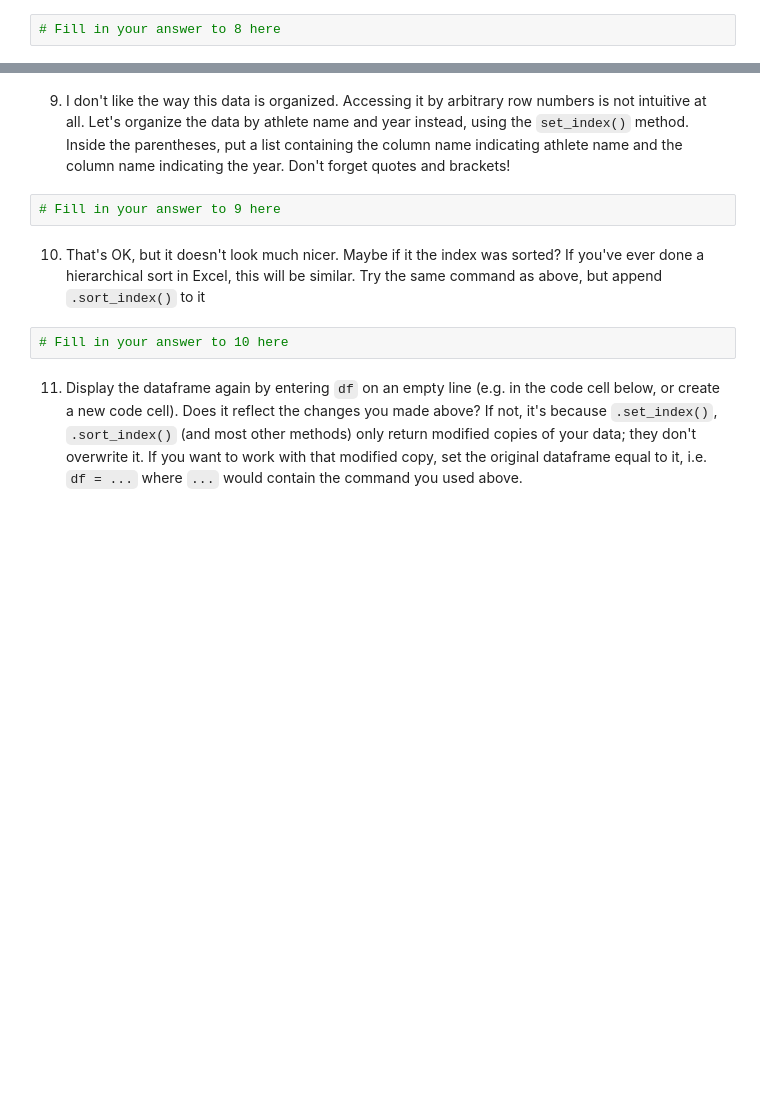
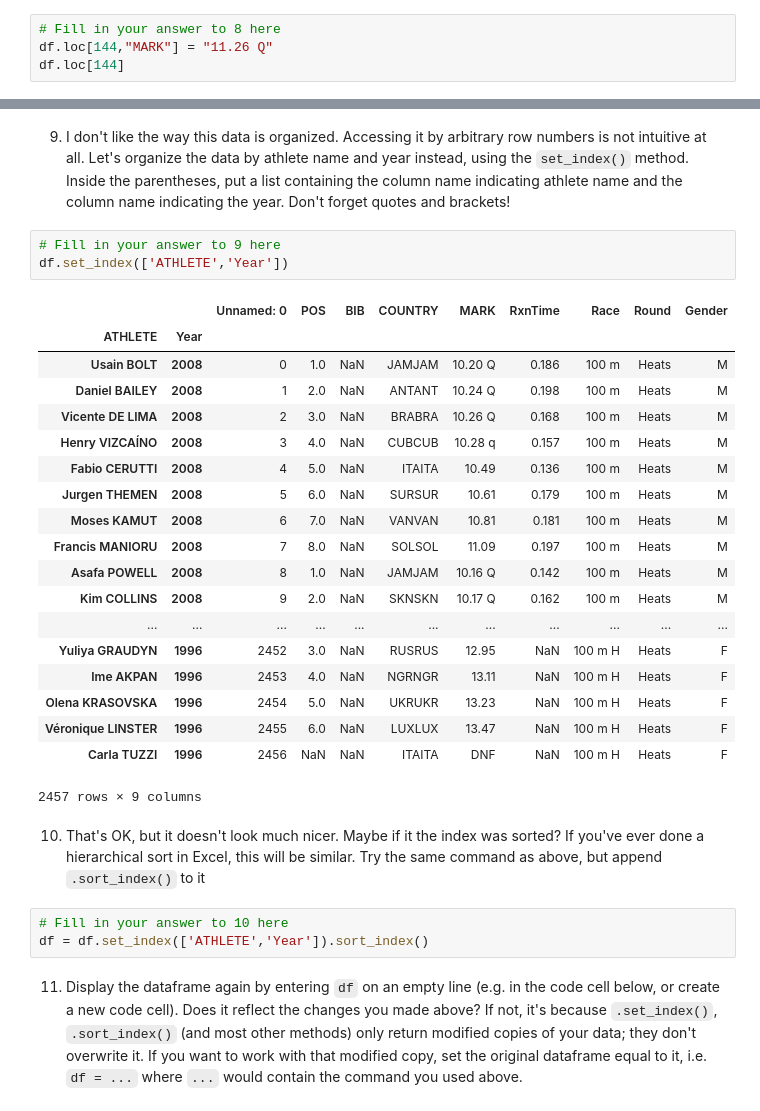
Before and after one commit to prakshalj0512/MAT494, a Jupyter notebook: Copy_of_spinal_exercises.ipynb, the cells around one changed output, grey strips where cells are left out. Drawn from its saved outputs; the diff is of its cells as text; blank space fills up the shorter version.

```diff
--- a/Copy_of_spinal_exercises.ipynb
+++ b/Copy_of_spinal_exercises.ipynb
@@ -65,3 +153,5 @@ df.head() # Shows the first few rows of that dataframe
 8) You can access specific cells of the dataframe by row and column using `.loc`, e.g. `df.loc[7,'Country']`.  You can also edit data the same way.  Maybe Usain Bolt's preliminary heats time was faster than reported, say 9.5 seconds?  Edit the dataframe with `.loc` to make that change.  Be sure to use the `=` sign or you won't actually make the change!
 # %%
 # Fill in your answer to 8 here
+df.loc[144,"MARK"] = "11.26 Q"
+df.loc[144]
@@ -69,10 +172,32 @@ df.head() # Shows the first few rows of that dataframe
 9) I don't like the way this data is organized.  Accessing it by arbitrary row numbers is not intuitive at all.  Let's organize the data by athlete name and year instead, using the `set_index()` method.  Inside the parentheses, put a list containing the column name indicating athlete name and the column name indicating the year.  Don't forget quotes and brackets!
 # %%
 # Fill in your answer to 9 here
+df.set_index(['ATHLETE','Year'])
+# %% [output]
+|  |  | Unnamed: 0 | POS | BIB | COUNTRY | MARK | RxnTime | Race | Round | Gender |
+| ATHLETE | Year |  |  |  |  |  |  |  |  |  |
+| Usain BOLT | 2008 | 0 | 1.0 | NaN | JAMJAM | 10.20 Q | 0.186 | 100 m | Heats | M |
+| Daniel BAILEY | 2008 | 1 | 2.0 | NaN | ANTANT | 10.24 Q | 0.198 | 100 m | Heats | M |
+| Vicente DE LIMA | 2008 | 2 | 3.0 | NaN | BRABRA | 10.26 Q | 0.168 | 100 m | Heats | M |
+| Henry VIZCAÍNO | 2008 | 3 | 4.0 | NaN | CUBCUB | 10.28 q | 0.157 | 100 m | Heats | M |
+| Fabio CERUTTI | 2008 | 4 | 5.0 | NaN | ITAITA | 10.49 | 0.136 | 100 m | Heats | M |
+| Jurgen THEMEN | 2008 | 5 | 6.0 | NaN | SURSUR | 10.61 | 0.179 | 100 m | Heats | M |
+| Moses KAMUT | 2008 | 6 | 7.0 | NaN | VANVAN | 10.81 | 0.181 | 100 m | Heats | M |
+| Francis MANIORU | 2008 | 7 | 8.0 | NaN | SOLSOL | 11.09 | 0.197 | 100 m | Heats | M |
+| Asafa POWELL | 2008 | 8 | 1.0 | NaN | JAMJAM | 10.16 Q | 0.142 | 100 m | Heats | M |
+| Kim COLLINS | 2008 | 9 | 2.0 | NaN | SKNSKN | 10.17 Q | 0.162 | 100 m | Heats | M |
+| ... | ... | ... | ... | ... | ... | ... | ... | ... | ... | ... |
+| Yuliya GRAUDYN | 1996 | 2452 | 3.0 | NaN | RUSRUS | 12.95 | NaN | 100 m H | Heats | F |
+| Ime AKPAN | 1996 | 2453 | 4.0 | NaN | NGRNGR | 13.11 | NaN | 100 m H | Heats | F |
+| Olena KRASOVSKA | 1996 | 2454 | 5.0 | NaN | UKRUKR | 13.23 | NaN | 100 m H | Heats | F |
+| Véronique LINSTER | 1996 | 2455 | 6.0 | NaN | LUXLUX | 13.47 | NaN | 100 m H | Heats | F |
+| Carla TUZZI | 1996 | 2456 | NaN | NaN | ITAITA | DNF | NaN | 100 m H | Heats | F |
+2457 rows × 9 columns
 # %% [markdown]
 10) That's OK, but it doesn't look much nicer.  Maybe if it the index was sorted?  If you've ever done a hierarchical sort in Excel, this will be similar.  Try the same command as above, but append `.sort_index()`  to it
 # %%
 # Fill in your answer to 10 here
+df = df.set_index(['ATHLETE','Year']).sort_index()
 # %% [markdown]
 11) Display the dataframe again by entering `df` on an empty line (e.g. in the code cell below, or create a new code cell).  Does it reflect the changes you made above?  If not, it's because `.set_index()`, `.sort_index()` (and most other methods) only return modified copies of your data; they don't overwrite it.  If you want to work with that modified copy, set the original dataframe equal to it, i.e. `df = ...` where `...` would contain the command you used above.
 # %%
```
Also changed, not shown: parts of 23 cells of this notebook.
